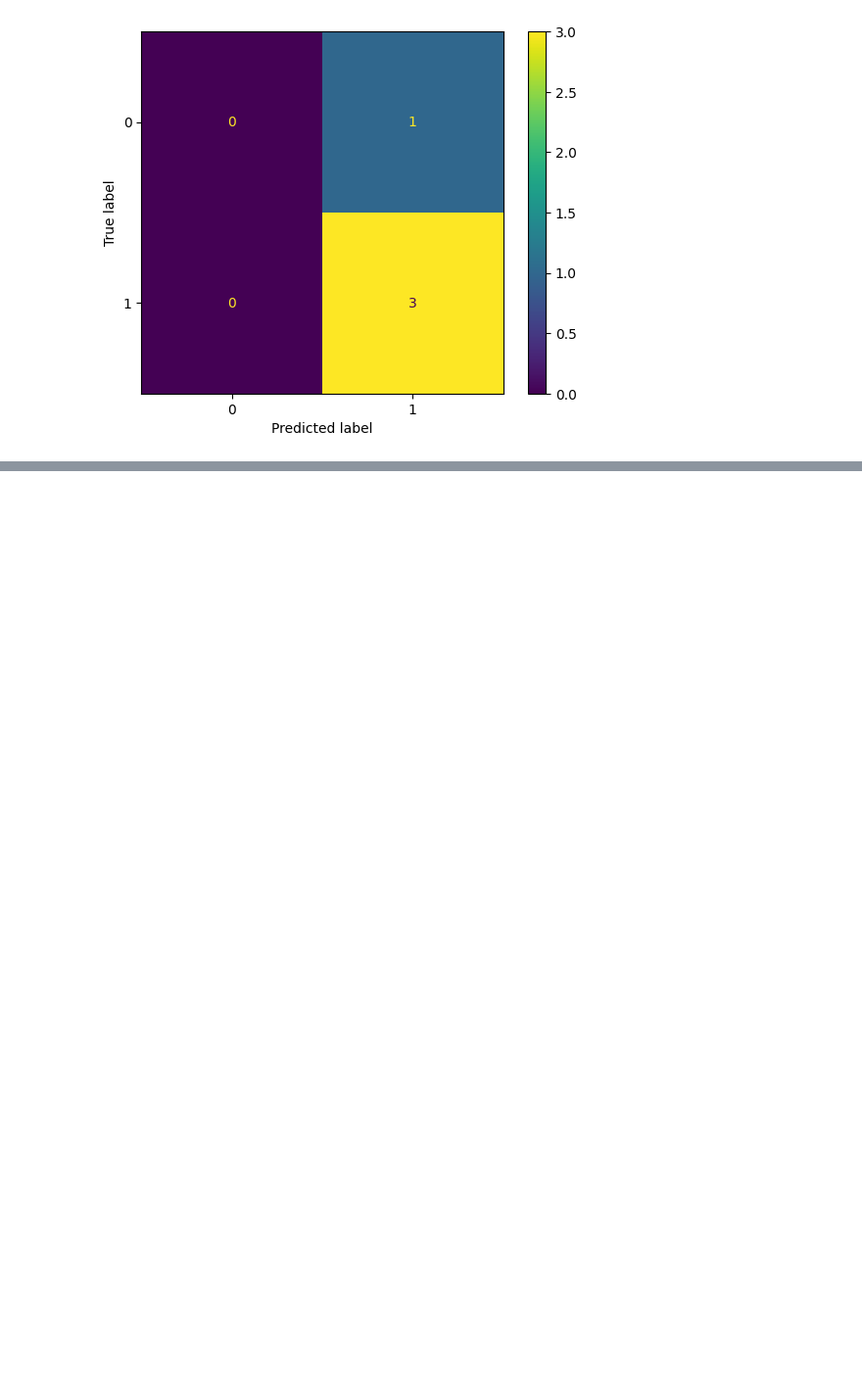
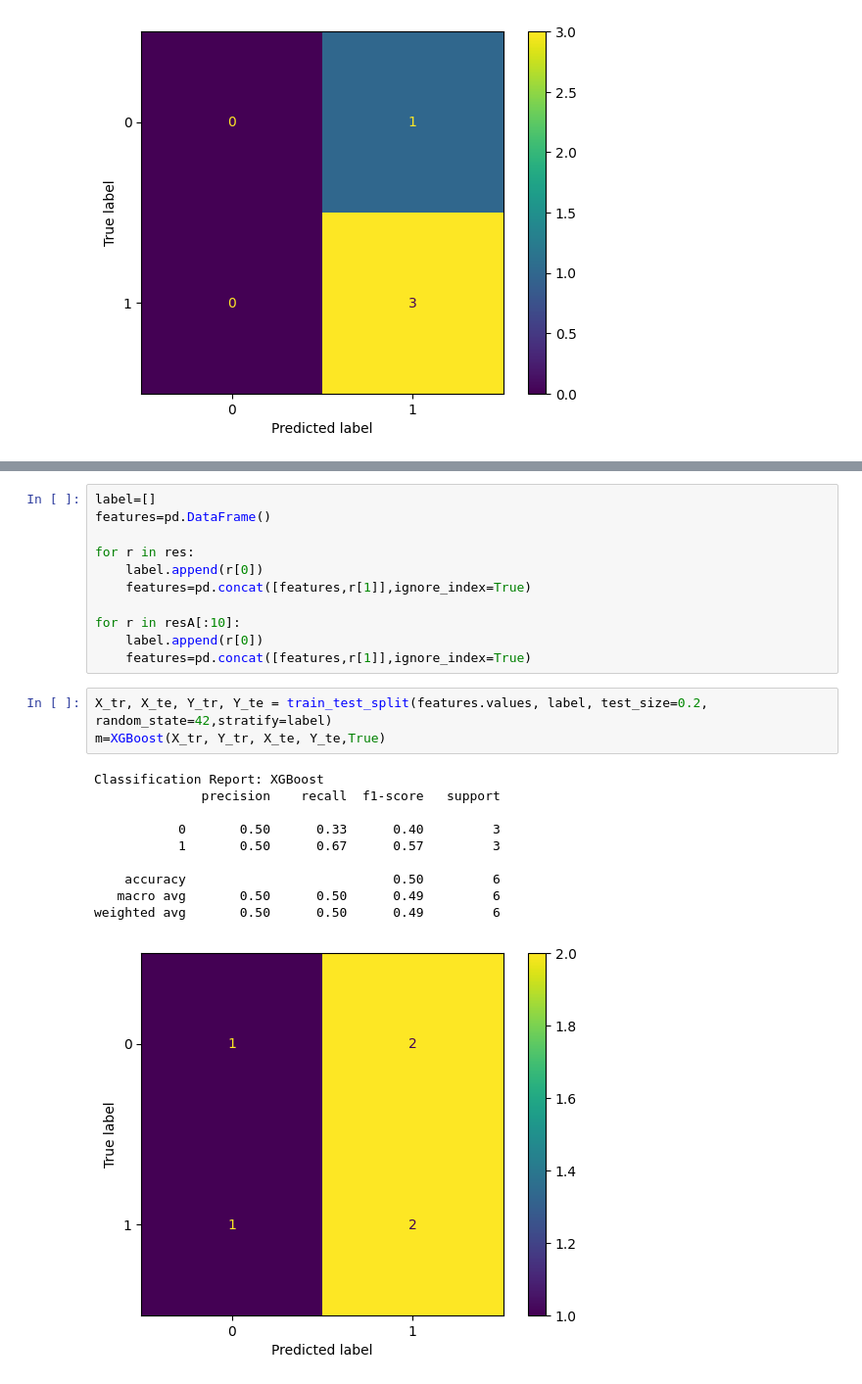
Before and after one commit to Adelaide-ReXIL/XV_prelim, a Jupyter notebook: Code/clinicalLBP.ipynb, the cells around one changed output, grey strips where cells are left out. Shown at 98% size. Saved outputs shown, nothing was run; the diff lists cells and outputs as text; blank space fills up the shorter version.

```diff
--- a/Code/clinicalLBP.ipynb
+++ b/Code/clinicalLBP.ipynb
@@ -373,0 +377,25 @@ Stack trace:
+# %%
+label=[]
+features=pd.DataFrame()
+
+for r in res:
+    label.append(r[0])
+    features=pd.concat([features,r[1]],ignore_index=True)
+
+for r in resA[:10]:
+    label.append(r[0])
+    features=pd.concat([features,r[1]],ignore_index=True)
+# %%
+X_tr, X_te, Y_tr, Y_te = train_test_split(features.values, label, test_size=0.2, random_state=42,stratify=label)
+m=XGBoost(X_tr, Y_tr, X_te, Y_te,True)
+# %% [output]
+Classification Report: XGBoost
+              precision    recall  f1-score   support
+
+           0       0.50      0.33      0.40         3
+           1       0.50      0.67      0.57         3
+
+    accuracy                           0.50         6
+   macro avg       0.50      0.50      0.49         6
+weighted avg       0.50      0.50      0.49         6
+[figure, added]
```
Also changed, not shown: parts of 5 cells of this notebook, 2 other files.
